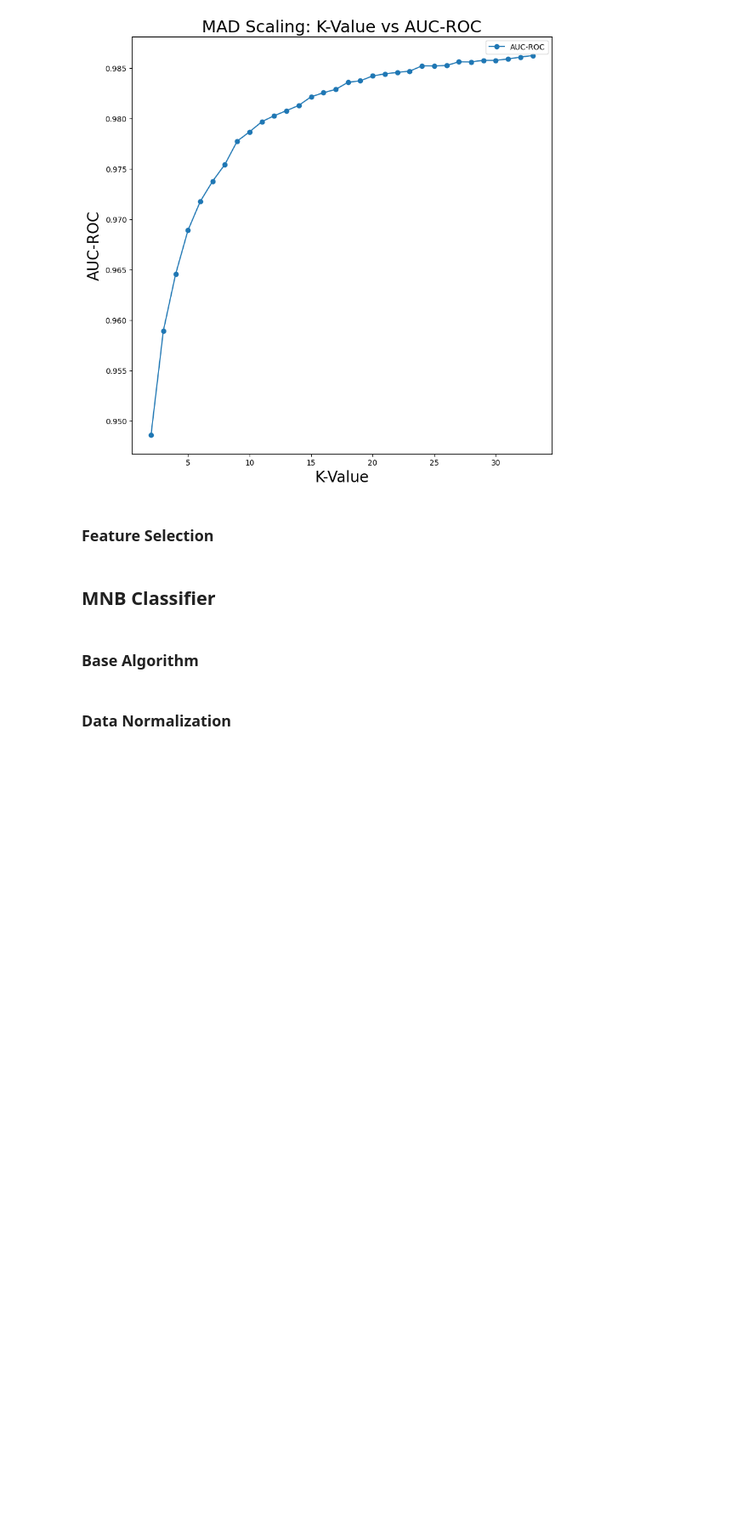
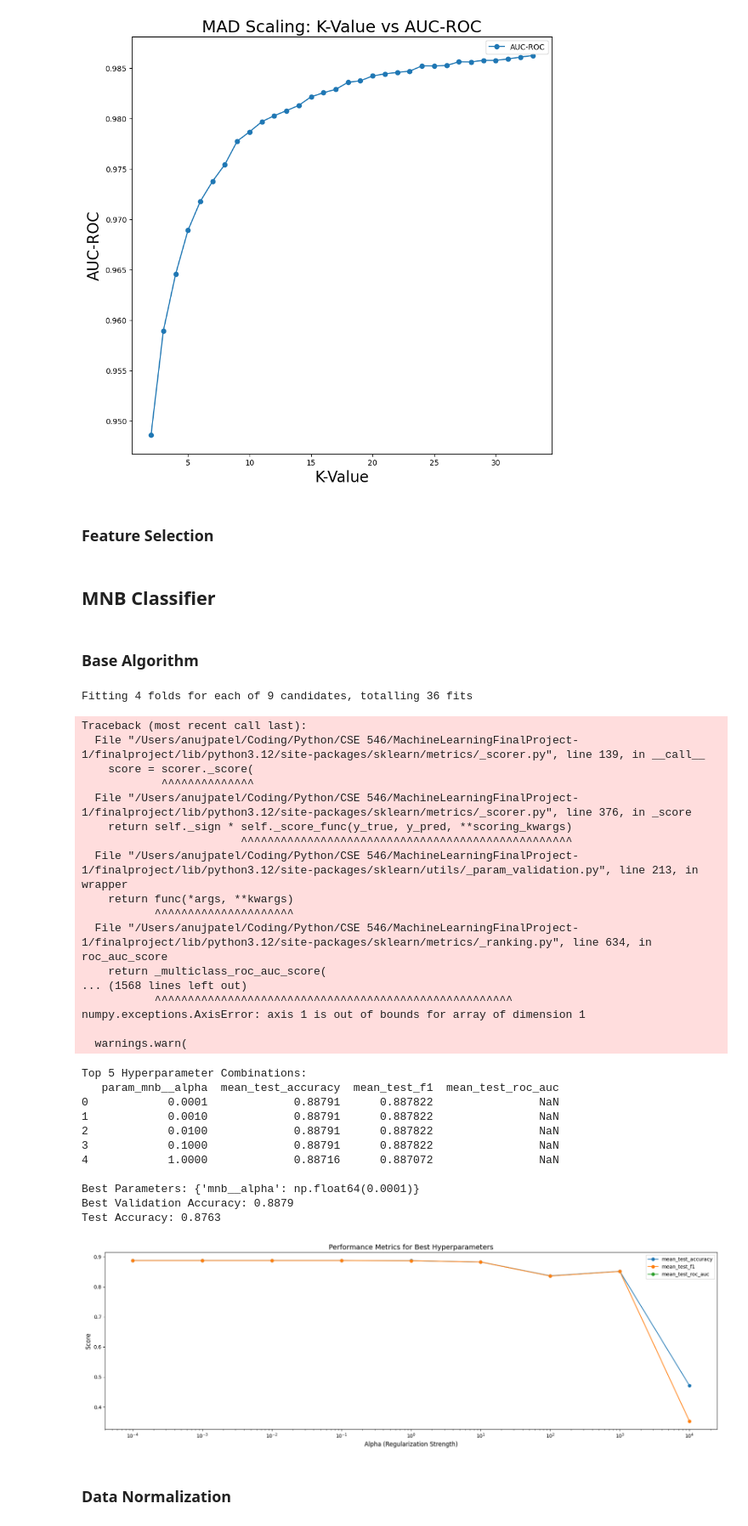
Before and after one commit to SammySaysSo/MachineLearningFinalProject, a Jupyter notebook: finalProject.ipynb, the cells around one changed output. Shown at 85% size. Saved outputs shown, nothing was run; the diff lists cells and outputs as text; code cells hidden in the pictures; blank space fills up the shorter version.

```diff
--- a/finalProject.ipynb
+++ b/finalProject.ipynb
@@ -483,7 +483,9 @@ param_grid = {
 # Define scoring metrics
 scoring = {
     "accuracy": make_scorer(accuracy_score),
-    "roc_auc": make_scorer(roc_auc_score, multi_class='ovr'),  # AUC-ROC for multi-class classification
+    "roc_auc": make_scorer(
+        roc_auc_score, multi_class="ovr"
+    ),  # AUC-ROC for multi-class classification
     "f1": make_scorer(f1_score, average="weighted"),
 }
 
@@ -517,7 +519,7 @@ top_results = results_df.sort_values(by="mean_test_accuracy", ascending=False).h
 print("Top 5 Hyperparameter Combinations:")
 print(
     top_results[
-        ["param_mnb__alpha", "mean_test_accuracy", "mean_test_f1", "mean_test_aucroc"]
+        ["param_mnb__alpha", "mean_test_accuracy", "mean_test_f1", "mean_test_roc_auc"]
     ]
 )
 
@@ -532,36 +534,67 @@ print(f"Best Validation Accuracy: {best_score:.4f}")
 test_accuracy = grid_search.score(X_test, y_test)
 print(f"Test Accuracy: {test_accuracy:.4f}")
 
 # Visualization of metrics for the best alpha
 metrics = [
     "mean_test_accuracy",
     "mean_test_f1",
-    "mean_test_aucroc",  # Include AUC-ROC in the visualization
+    "mean_test_roc_auc",  # Include AUC-ROC in the visualization
 ]
 # Extracting the metric values for the best alpha value
-best_alpha_values = best_results["param_mnb__alpha"].values
-metrics_values = best_results[metrics].values
+best_alpha_values = results_df["param_mnb__alpha"].values
+metrics_values = results_df[metrics].values
 
 # Plot the results
 plt.figure(figsize=(18, 6))
 
 # Iterate over each metric and plot it separately
 for idx, metric in enumerate(metrics):
     plt.plot(
         best_alpha_values,
         metrics_values[:, idx],
         marker="o",
         linestyle="-",
         label=metric,
     )
 
 plt.title("Performance Metrics for Best Hyperparameters", fontsize=14)
 plt.ylabel("Score", fontsize=12)
 plt.xlabel("Alpha (Regularization Strength)", fontsize=12)
 plt.xscale("log")  # Log scale for alpha
 plt.legend()
 plt.tight_layout()
 plt.show()
+# %% [output]
+Fitting 4 folds for each of 9 candidates, totalling 36 fits
+Traceback (most recent call last):
+  File "/Users/anujpatel/Coding/Python/CSE 546/MachineLearningFinalProject-1/finalproject/lib/python3.12/site-packages/sklearn/metrics/_scorer.py", line 139, in __call__
+    score = scorer._score(
+            ^^^^^^^^^^^^^^
+  File "/Users/anujpatel/Coding/Python/CSE 546/MachineLearningFinalProject-1/finalproject/lib/python3.12/site-packages/sklearn/metrics/_scorer.py", line 376, in _score
+    return self._sign * self._score_func(y_true, y_pred, **scoring_kwargs)
+                        ^^^^^^^^^^^^^^^^^^^^^^^^^^^^^^^^^^^^^^^^^^^^^^^^^^
+  File "/Users/anujpatel/Coding/Python/CSE 546/MachineLearningFinalProject-1/finalproject/lib/python3.12/site-packages/sklearn/utils/_param_validation.py", line 213, in wrapper
+    return func(*args, **kwargs)
+           ^^^^^^^^^^^^^^^^^^^^^
+  File "/Users/anujpatel/Coding/Python/CSE 546/MachineLearningFinalProject-1/finalproject/lib/python3.12/site-packages/sklearn/metrics/_ranking.py", line 634, in roc_auc_score
+    return _multiclass_roc_auc_score(
+... (1568 lines left out)
+           ^^^^^^^^^^^^^^^^^^^^^^^^^^^^^^^^^^^^^^^^^^^^^^^^^^^^^^
+numpy.exceptions.AxisError: axis 1 is out of bounds for array of dimension 1
+
+  warnings.warn(
+Top 5 Hyperparameter Combinations:
+   param_mnb__alpha  mean_test_accuracy  mean_test_f1  mean_test_roc_auc
+0            0.0001             0.88791      0.887822                NaN
+1            0.0010             0.88791      0.887822                NaN
+2            0.0100             0.88791      0.887822                NaN
+3            0.1000             0.88791      0.887822                NaN
+4            1.0000             0.88716      0.887072                NaN
+
+Best Parameters: {'mnb__alpha': np.float64(0.0001)}
+Best Validation Accuracy: 0.8879
+Test Accuracy: 0.8763
+[figure, added]
 # %% [markdown]
 ### Data Normalization
 # %%
```
Also changed, not shown: parts of 1 cell of this notebook.
